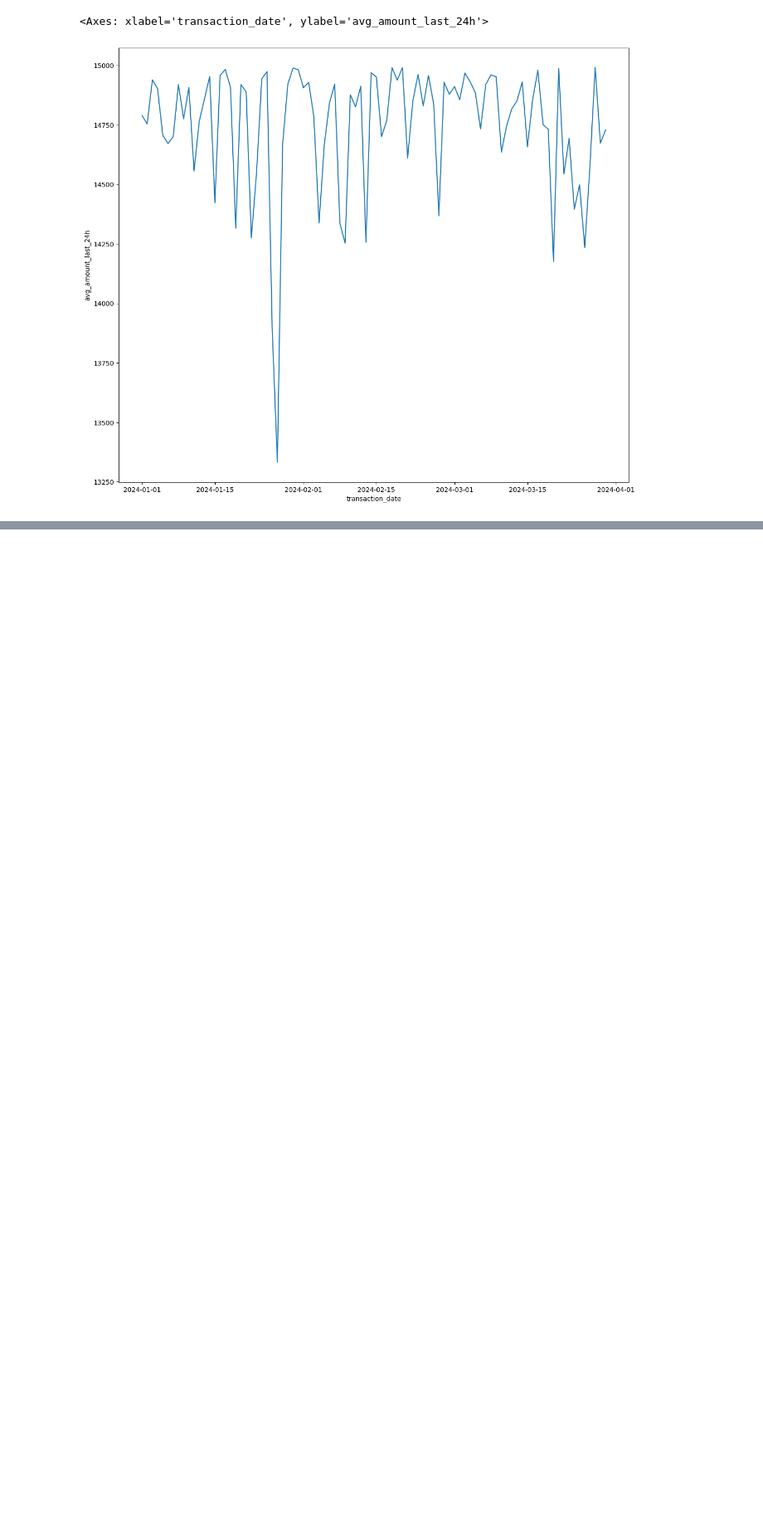
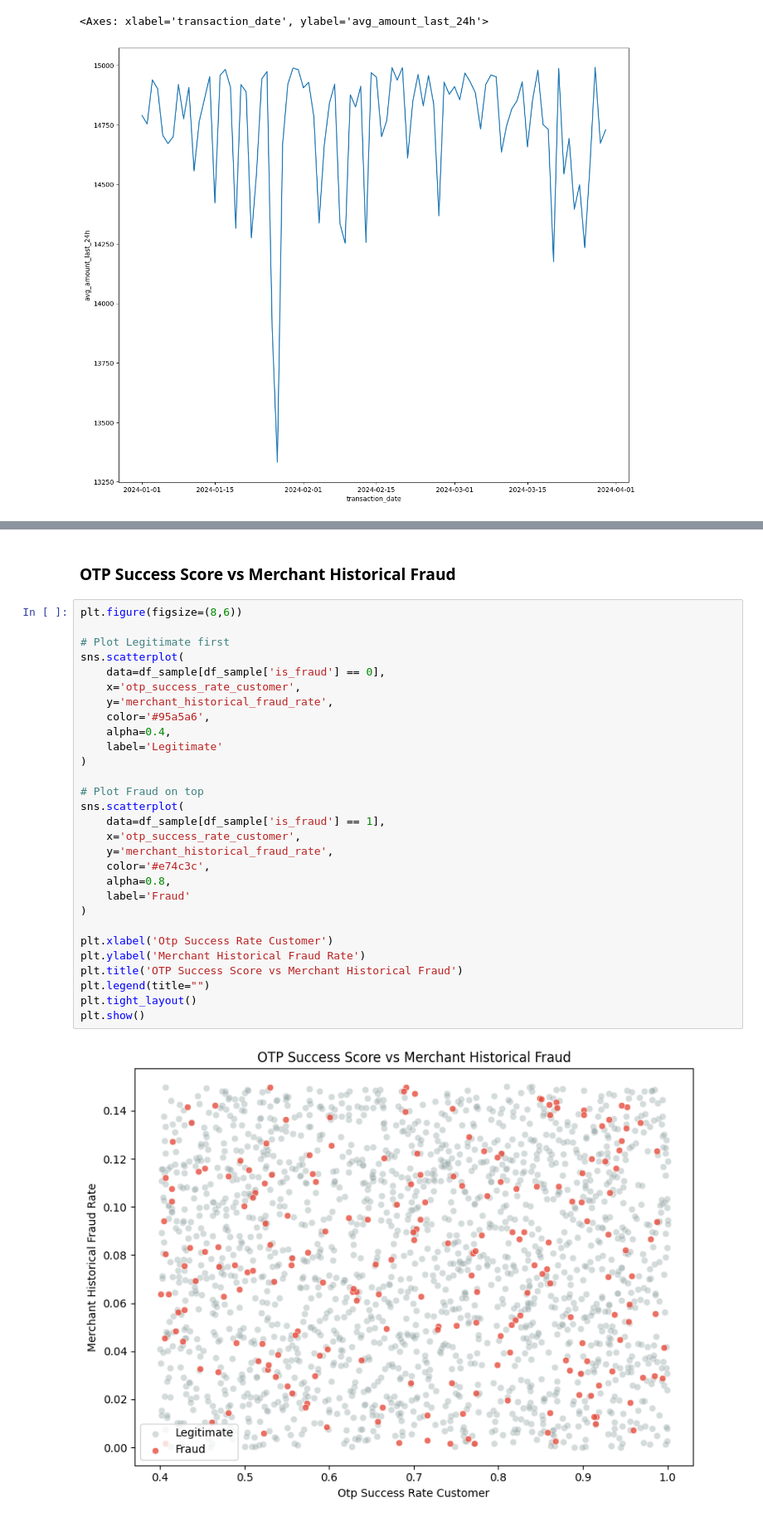
Before and after one commit to midhunmanohar25/Fraud_Detection_Project, a Jupyter notebook: notebooks/03_Multivariate_EDA_Fraud_Detection.ipynb, the cells around one changed output, grey strips where cells are left out. Shown at 83% size. Cells and saved outputs as stored; diff of their text form; blank space fills up the shorter version.

```diff
--- a/notebooks/03_Multivariate_EDA_Fraud_Detection.ipynb
+++ b/notebooks/03_Multivariate_EDA_Fraud_Detection.ipynb
@@ -378,0 +402,33 @@ memory usage: 1.1+ MB
+# %% [markdown]
+### OTP Success Score vs Merchant Historical Fraud
+# %%
+plt.figure(figsize=(8,6))
+
+# Plot Legitimate first
+sns.scatterplot(
+    data=df_sample[df_sample['is_fraud'] == 0],
+    x='otp_success_rate_customer',
+    y='merchant_historical_fraud_rate',
+    color='#95a5a6',
+    alpha=0.4,
+    label='Legitimate'
+)
+
+# Plot Fraud on top
+sns.scatterplot(
+    data=df_sample[df_sample['is_fraud'] == 1],
+    x='otp_success_rate_customer',
+    y='merchant_historical_fraud_rate',
+    color='#e74c3c',
+    alpha=0.8,
+    label='Fraud'
+)
+
+plt.xlabel('Otp Success Rate Customer')
+plt.ylabel('Merchant Historical Fraud Rate')
+plt.title('OTP Success Score vs Merchant Historical Fraud')
+plt.legend(title="")
+plt.tight_layout()
+plt.show()
+# %% [output]
+[figure, added]
```
Also changed, not shown: parts of 5 cells of this notebook, 1 other file.
